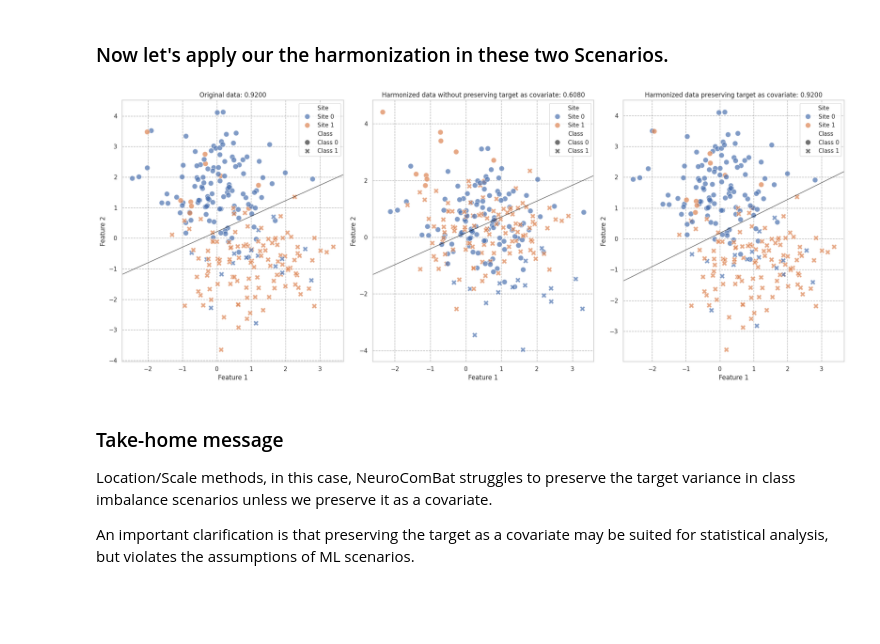
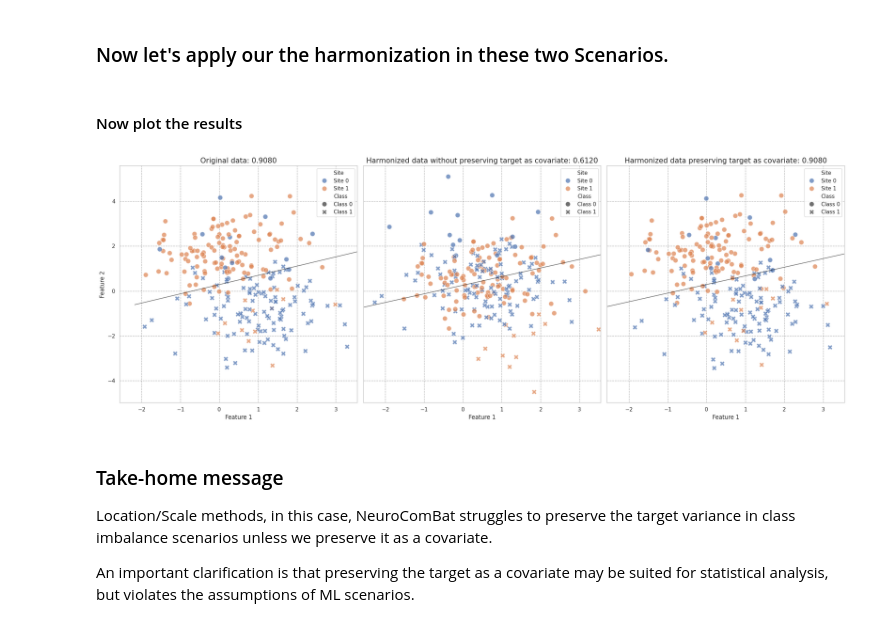
Before and after one commit to N-Nieto/OHBM2026_Educational_course_harmonization, a Jupyter notebook: notebooks/block03/B3_N4_ComBat_in_imbalance_classes.ipynb, the cells around one changed output. Drawn from its saved outputs; the diff is of its cells as text; code cells hidden in the pictures; blank space fills up the shorter version.

```diff
--- a/notebooks/block03/B3_N4_ComBat_in_imbalance_classes.ipynb
+++ b/notebooks/block03/B3_N4_ComBat_in_imbalance_classes.ipynb
@@ -47,7 +48,7 @@ X, y, sites = make_multisite_classification(
     n_features=2,
     signal_strength=2,
     site_effect_strength=0,
-    balance_per_site=[0.1, 0.9],
+    balance_per_site=[[0.1, 0.9], [0.9, 0.1]],
     site_effect_homogeneous=True,
     site_effect_type="location",
     signal_type="blobs",
@@ -65,29 +89,7 @@ combat = NeuroComBat()
+# %% [markdown]
+#### Now plot the results
 # %%
-# Harmonization
-
-# Harmonizing without preserving the target as covariate
-X_harmonized_train = combat.fit_transform(X=X_train, sites=sites_train)
-X_harmonized = combat.transform(X_test, sites_test)
-
-
-# Preserve the target as covariate
-# This is the key line: we need to include the target variable as a covariate
-# to preserve the  features's signal during harmonization.
-X_harmonized_train_target = combat.fit_transform(
-    X=X_train, sites=sites_train, categorical_covariates=y_train
-)
-
-#############################################################################################
-# This step generally represent *data leakage* in a ML learning pipeline
-# In most of the ML applications, the test target is unknown and is what we aim to predict.
-# We should not be able to give this information to the harmonization model.
-X_harmonized_target = combat.transform(
-    X_test, sites_test, categorical_covariates=y_test
-)
-
-#############################################################################################
-
-
+fontsize = 15
 ####### Prepare data for plotting.
 # Create DataFrame for easier plotting
 df = pd.DataFrame(
@@ -120,7 +122,7 @@ df_harm_target = pd.DataFrame(
     }
 )
 
-fig, ax = plt.subplots(1, 3, figsize=(20, 8))
+fig, ax = plt.subplots(1, 3, figsize=(22, 8), sharex=True, sharey=True)
 # Plot with site as hue and class as style
 sns.scatterplot(
     data=df,
@@ -136,7 +138,7 @@ sns.scatterplot(
 )
 clf.fit(X_train, y_train)
 scores = clf.score(X_test, y_test)
-ax[0].set_title(f"Original data: {scores:.4f}")
+ax[0].set_title(f"Original data: {scores:.4f}", fontsize=fontsize)
 ax[0].grid(alpha=0.3, color="black", linestyle="--")
 plot_decision_boundary_2d(ax[0], clf)
 
@@ -153,36 +155,36 @@ sns.scatterplot(
     hue_order=["Site 0", "Site 1"],
     style_order=["Class 0", "Class 1"],
 )
 clf.fit(X_harmonized_train, y_train)
 scores = clf.score(X_harmonized, y_test)
 
-ax[1].set_title(f"Harmonized data without preserving target as covariate: {scores:.4f}")
+ax[1].set_title(f"Harmonized data without preserving target as covariate: {scores:.4f}", fontsize=fontsize)
 ax[1].grid(alpha=0.3, color="black", linestyle="--")
 
 plot_decision_boundary_2d(ax[1], clf)
 # Plot with site as hue and class as style
 sns.scatterplot(
     data=df_harm_target,
     x="Feature 1",
     y="Feature 2",
     hue="Site",
     style="Class",
     s=100,
     alpha=0.7,
     ax=ax[2],
     hue_order=["Site 0", "Site 1"],
     style_order=["Class 0", "Class 1"],
 )
 clf.fit(X_harmonized_train_target, y_train)
 scores = clf.score(X_harmonized_target, y_test)
 
-ax[2].set_title(f"Harmonized data preserving target as covariate: {scores:.4f}")
+ax[2].set_title(f"Harmonized data preserving target as covariate: {scores:.4f}", fontsize=fontsize)
 ax[2].grid(alpha=0.3, color="black", linestyle="--")
 plot_decision_boundary_2d(ax[2], clf)
 
 plt.tight_layout()
 # %% [output]
-[figure, old version]
+[figure, new version]
 # %% [markdown]
 ### Take-home message
 
```
Also changed, not shown: parts of 2 cells of this notebook, 1 other file.
